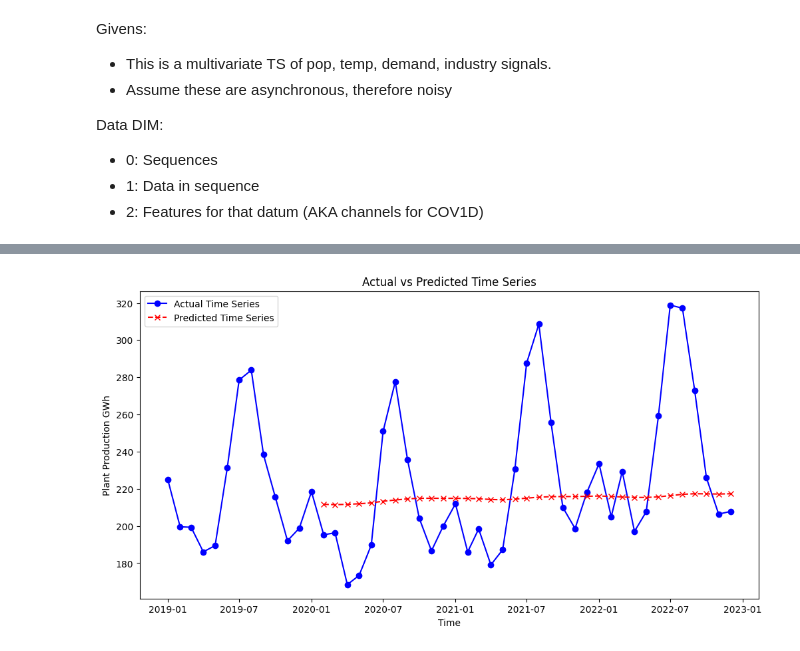
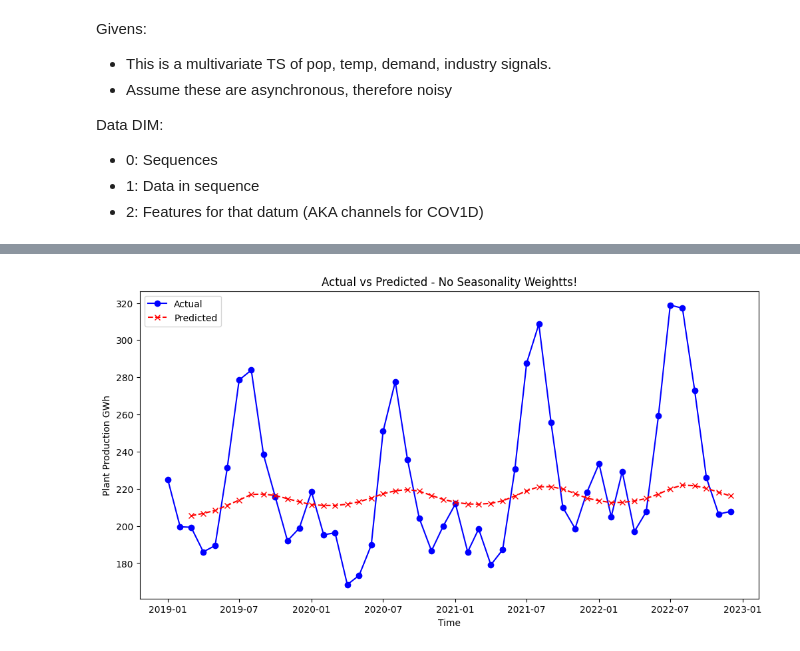
Before and after one commit to ATECO-malta/applied_ml_assignment, a Jupyter notebook: nn_model.ipynb, the cells around one changed output, grey strips where cells are left out. Saved outputs shown, nothing was run; the diff lists cells and outputs as text; code cells hidden in the pictures.

Commit message:
Base architecture + seasonality completed

```diff
--- a/nn_model.ipynb
+++ b/nn_model.ipynb
@@ -69,16 +125,6 @@ Data DIM:
 - 1: Data in sequence
 - 2: Features for that datum (AKA channels for COV1D)
 # %%
-FEATURES = [
-    "Population_k",
-    "tmax",
-    "GDP_bln",
-]
-TARGET = "Plant_Production_GWh"
-TIME_WINDOW = 12
-LAGS = 1
-
-
 def encode_lagged_timeseries(data_df, window=TIME_WINDOW, lag=LAGS):
     sequences, features = list(), list()
     for i in range(window, 0, -1):
@@ -132,20 +177,20 @@ from tensorflow.keras.layers import Conv1D, Flatten, Input, MaxPooling1D, Dropou
 
 EPOCHS = 45  # converges around here
 BATCH_SIZE = 32
-FILTERS = [18, 4]
+FILTERS = [64, 32, 12]
 DROPRATE = 0.18
 POOL_SIZE = 2
 K_SIZE = 8
 
 model = Sequential(
     [
-        Input(shape=(Xt_series.shape[1], Xt_series.shape[2])),
+        Input(shape=(X_series.shape[1], X_series.shape[2])),
         Conv1D(FILTERS[0], kernel_size=K_SIZE, activation="relu"),
-        Conv1D(FILTERS[1], kernel_size=K_SIZE, activation="relu"),
         MaxPooling1D(pool_size=POOL_SIZE),  # DIM reduction by 2
         Flatten(),  # Vector dim reduction to 1
+        Dense(60, activation="relu"),
         Dropout(DROPRATE),  # this will lessen overfitting.
-        Dense(1),  # univariate predicting next month
+        Dense(1, activation="linear"),  # Next year 12 predictions.
     ]
 )
 
@@ -226,21 +251,21 @@ array([[211.61723],
 # %%
 plt.figure(figsize=(12, 6))
-plt.plot(test_df[TARGET], label="Actual Time Series", color="blue", marker="o")
+plt.plot(test_df[TARGET], label="Actual", color="blue", marker="o")
 
 # we need i full year to predict the next month
 plt.plot(
     test_df[TARGET].iloc[TIME_WINDOW + 1 :].index,
     yt_pred,
-    label="Predicted Time Series",
+    label="Predicted",
     color="red",
     linestyle="dashed",
     marker="x",
 )
 
 plt.xlabel("Time")
 plt.ylabel("Plant Production GWh")
-plt.title("Actual vs Predicted Time Series")
+plt.title("Actual vs Predicted - No Seasonality Weightts!")
 plt.legend()
 plt.show()
 # %% [output]
-[figure, old version]
+[figure, new version]
```
Also changed, not shown: parts of 10 cells of this notebook, 1 other file.
